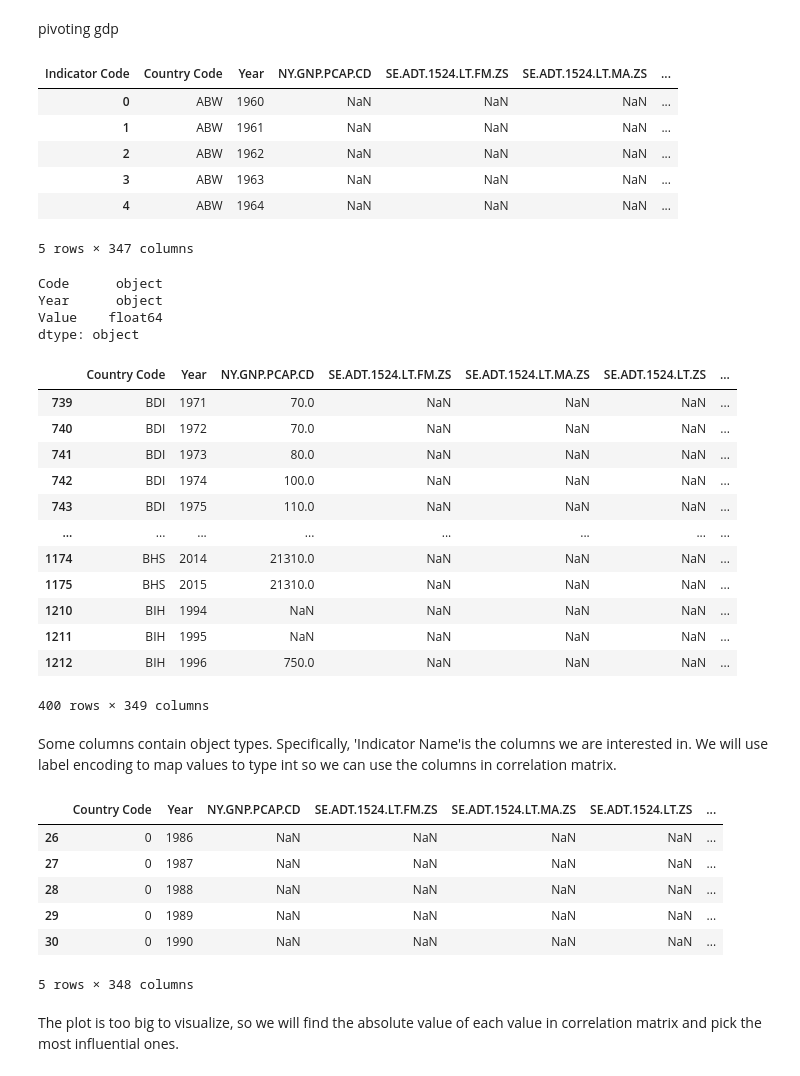
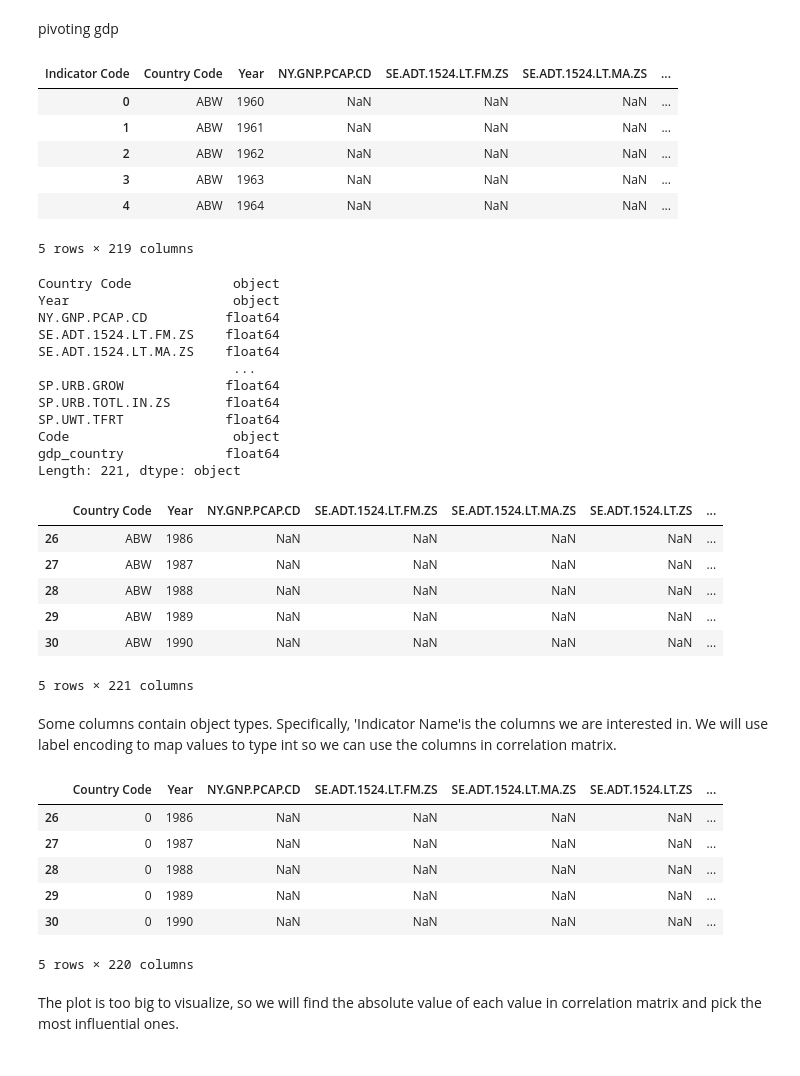
Before and after one commit to aishwaryabsk/GDP_Health_Analysis, a Jupyter notebook: GDP_Health_Analysis.ipynb, the cells around one changed output. Saved outputs shown, nothing was run; the diff lists cells and outputs as text; code cells hidden in the pictures.

```diff
--- a/GDP_Health_Analysis.ipynb
+++ b/GDP_Health_Analysis.ipynb
@@ -152,3 +160,6 @@ The plot shows count of null values by years. There were a lot of null values be
+# %%
+nutr_df = nutr_df[(nutr_df['Indicator Name'].str.contains('%')) | (nutr_df['Indicator Name'].str.contains('rate')) | (nutr_df['Indicator Name'].str.contains('per'))]
+#df = df[df['Indicator Code'].str.contains('rate|per')]
 # %% [markdown]
 ### Pivoting the table
 
@@ -238,17 +235,25 @@ pivoted_df.head(5)
 | 2 | ABW | 1962 | NaN | NaN | NaN | ... |
 | 3 | ABW | 1963 | NaN | NaN | NaN | ... |
 | 4 | ABW | 1964 | NaN | NaN | NaN | ... |
-5 rows × 347 columns
+5 rows × 219 columns
 # %%
 #drop country name because this is available from nutritional dataset
 melt_gdp_df = melt_gdp_df.drop(columns=['Country Name'])
 # %%
-melt_gdp_df.dtypes
+merged_gdp.dtypes
 # %% [output]
-Code      object
-Year      object
-Value    float64
-dtype: object
+Country Code             object
+Year                     object
+NY.GNP.PCAP.CD          float64
+SE.ADT.1524.LT.FM.ZS    float64
+SE.ADT.1524.LT.MA.ZS    float64
+                         ...
+SP.URB.GROW             float64
+SP.URB.TOTL.IN.ZS       float64
+SP.UWT.TFRT             float64
+Code                     object
+gdp_country             float64
+Length: 221, dtype: object
 # %%
 #merge the two tables to get country's gdp for the given year
 merged_gdp = pd.merge(pivoted_df, melt_gdp_df, left_on=['Country Code', 'Year'], right_on=['Code', 'Year'])
@@ -258,21 +263,14 @@ merged_gdp = merged_gdp.rename(columns={'Value': 'gdp_country'})
 merged_gdp.dropna(subset=['gdp_country'], inplace=True)
 # %%
 merged_gdp.head(5)
-merged_gdp[500:900]
 # %% [output]
 |  | Country Code | Year | NY.GNP.PCAP.CD | SE.ADT.1524.LT.FM.ZS | SE.ADT.1524.LT.MA.ZS | SE.ADT.1524.LT.ZS | ... |
-| 739 | BDI | 1971 | 70.0 | NaN | NaN | NaN | ... |
-| 740 | BDI | 1972 | 70.0 | NaN | NaN | NaN | ... |
-| 741 | BDI | 1973 | 80.0 | NaN | NaN | NaN | ... |
-| 742 | BDI | 1974 | 100.0 | NaN | NaN | NaN | ... |
-| 743 | BDI | 1975 | 110.0 | NaN | NaN | NaN | ... |
-| ... | ... | ... | ... | ... | ... | ... | ... |
-| 1174 | BHS | 2014 | 21310.0 | NaN | NaN | NaN | ... |
-| 1175 | BHS | 2015 | 21310.0 | NaN | NaN | NaN | ... |
-| 1210 | BIH | 1994 | NaN | NaN | NaN | NaN | ... |
-| 1211 | BIH | 1995 | NaN | NaN | NaN | NaN | ... |
-| 1212 | BIH | 1996 | 750.0 | NaN | NaN | NaN | ... |
+| 26 | ABW | 1986 | NaN | NaN | NaN | NaN | ... |
+| 27 | ABW | 1987 | NaN | NaN | NaN | NaN | ... |
+| 28 | ABW | 1988 | NaN | NaN | NaN | NaN | ... |
+| 29 | ABW | 1989 | NaN | NaN | NaN | NaN | ... |
+| 30 | ABW | 1990 | NaN | NaN | NaN | NaN | ... |
-400 rows × 349 columns
+5 rows × 221 columns
 # %% [markdown]
 Some columns contain object types. Specifically, 'Indicator Name'is the columns we are interested in. We will use label encoding to map values to type int so we can use the columns in correlation matrix.
 # %%
@@ -292,4 +290,4 @@ corr_gdp.head(5)
 | 28 | 0 | 1988 | NaN | NaN | NaN | NaN | ... |
 | 29 | 0 | 1989 | NaN | NaN | NaN | NaN | ... |
 | 30 | 0 | 1990 | NaN | NaN | NaN | NaN | ... |
-5 rows × 348 columns
+5 rows × 220 columns
```
Also changed, not shown: parts of 51 cells of this notebook.
